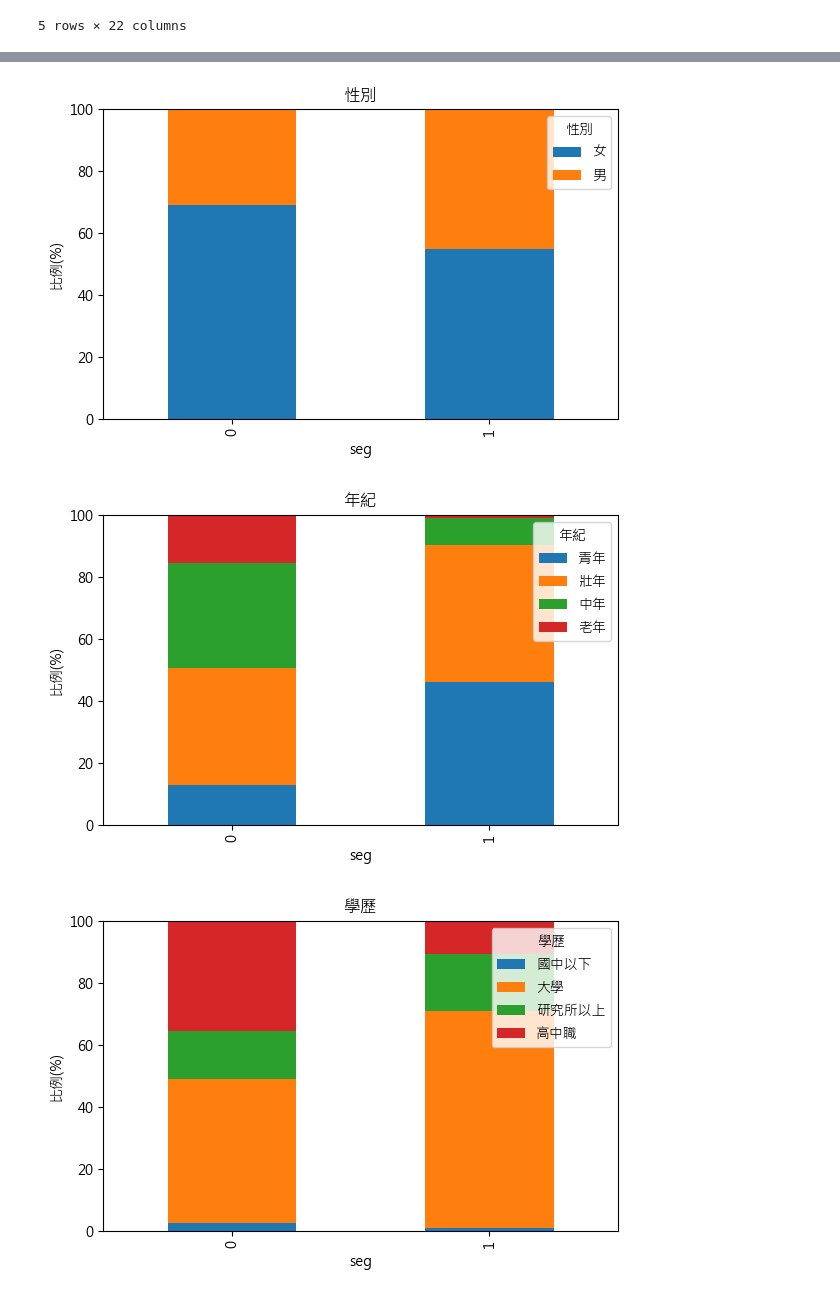
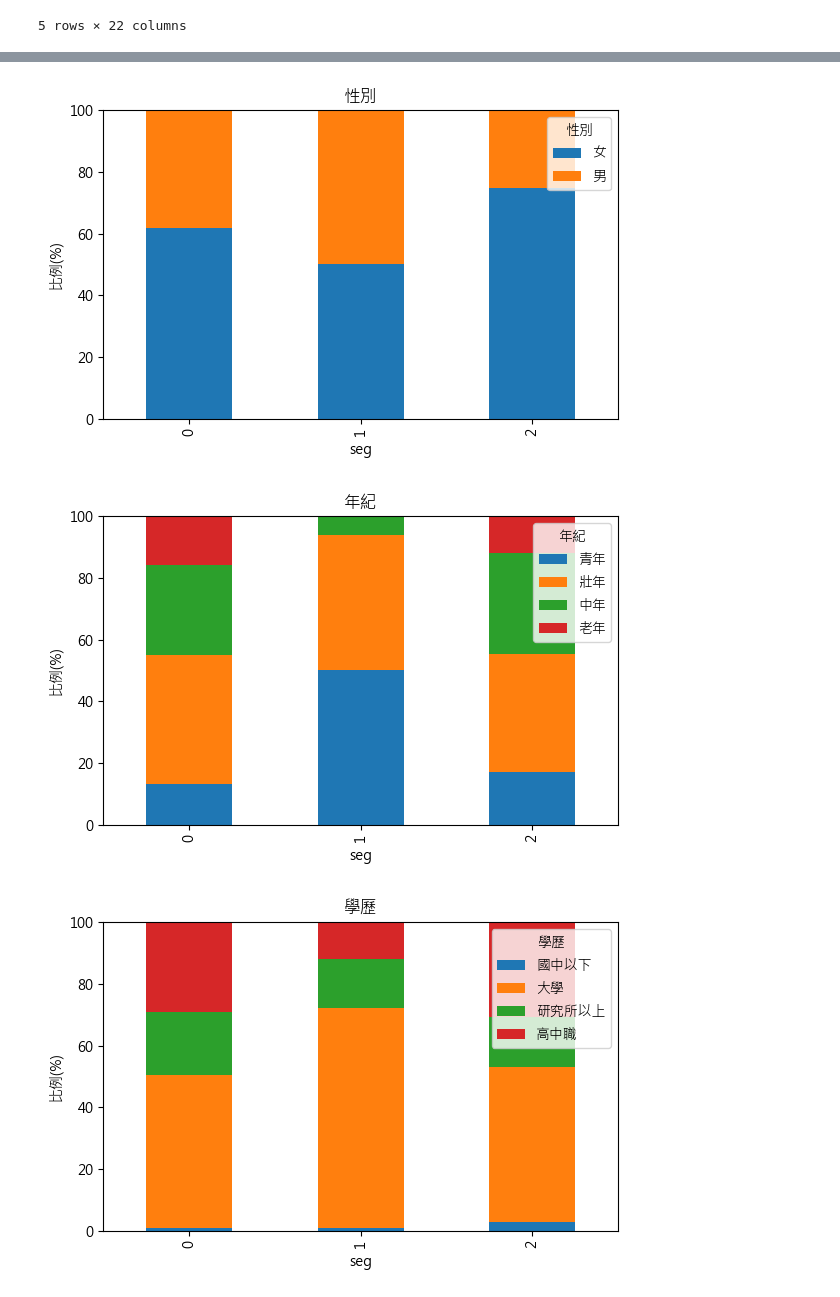
Before and after one commit to JackHuang0125/WHAT_I_DID, a Jupyter notebook: 0 2025資料科學漫步/1_資料科學漫步.ipynb, the cells around one changed output, grey strips where cells are left out. Cells and saved outputs as stored; diff of their text form; code cells hidden in the pictures.

Commit message:
kmeans分3群,改報告

```diff
--- a/0 2025資料科學漫步/1_資料科學漫步.ipynb
+++ b/0 2025資料科學漫步/1_資料科學漫步.ipynb
@@ -27,7 +27,7 @@ import prince
 # %%
 # df = pd.read_spss(r"C:\Users\User\Downloads\D00224_2\data.sav")
 # df.to_csv('Dataset.csv', encoding='utf-8-sig', index=False)
-df = pd.read_csv(r"C:\Users\No\Documents\GitHub\psychic-spoon\0 2025資料科學漫步\Dataset.csv")
+df = pd.read_csv(r"C:\Users\User\Documents\GitHub\psychic-spoon\0 2025資料科學漫步\Dataset.csv")
 df = df[df['rq21a'] == '答對'].reset_index(drop=True) # 篩選有效樣本中的注意力題答對的樣本
 df['resist'] = np.where(df['q28_5']=='(05)沒有做過上述的抵制行為(跳答至37a題 )', 0, 1)
 df.shape
@@ -1240,12 +1242,12 @@ bin_cols  = ["取消關注他們的粉專或帳號","拒絕觀看他們的發文
 X_cat = resist1[cat_cols+bin_cols].astype("category")
 X_cont = resist1[cont_cols].astype(float)
 
-mca = prince.MCA(n_components=2, random_state=42)
+mca = prince.MCA(n_components=2, random_state=42,  engine='sklearn')
 F = mca.fit_transform(X_cat)
 Z = StandardScaler().fit_transform(X_cont)
 Xk = np.hstack([F.values, Z])
 
-km = KMeans(n_clusters=2, random_state=42, n_init="auto").fit(Xk)
+km = KMeans(n_clusters=3, random_state=42, n_init="auto").fit(Xk)
 resist1["seg"] = km.labels_.astype("object")
 
 # MCA 前兩軸散佈圖
@@ -1318,3 +1320,3 @@ for col in cat_cols:
-[figure, old version]
+[figure, new version]
-[figure, old version]
+[figure, new version]
-[figure, old version]
+[figure, new version]
```
Also changed, not shown: parts of 7 cells of this notebook.
